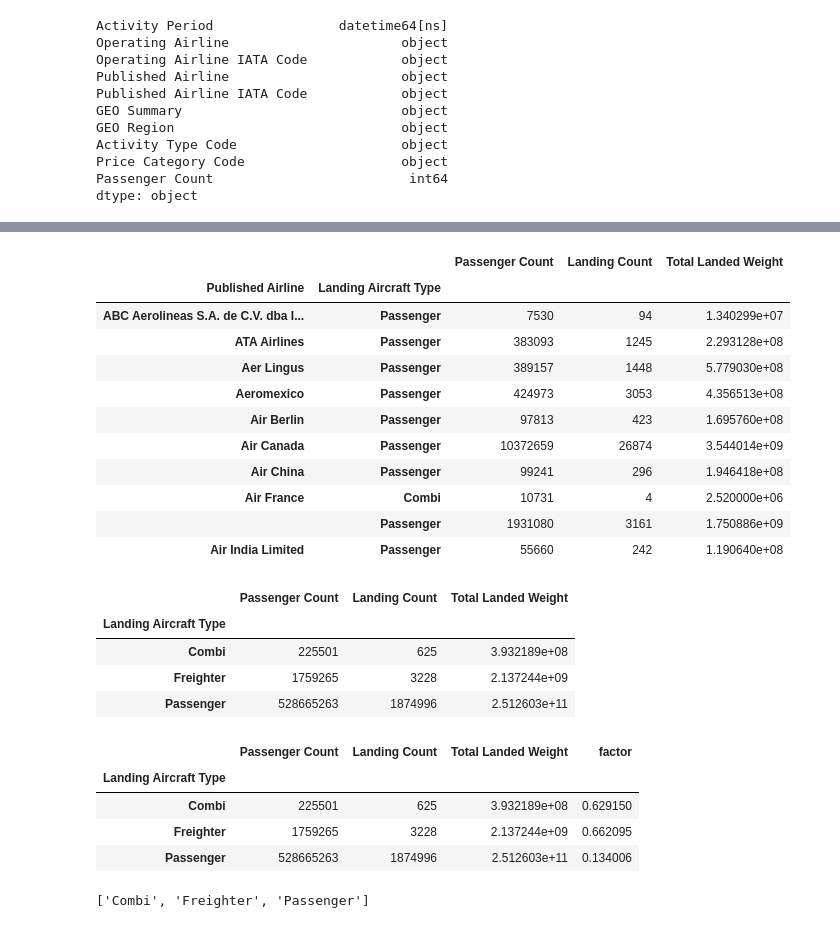
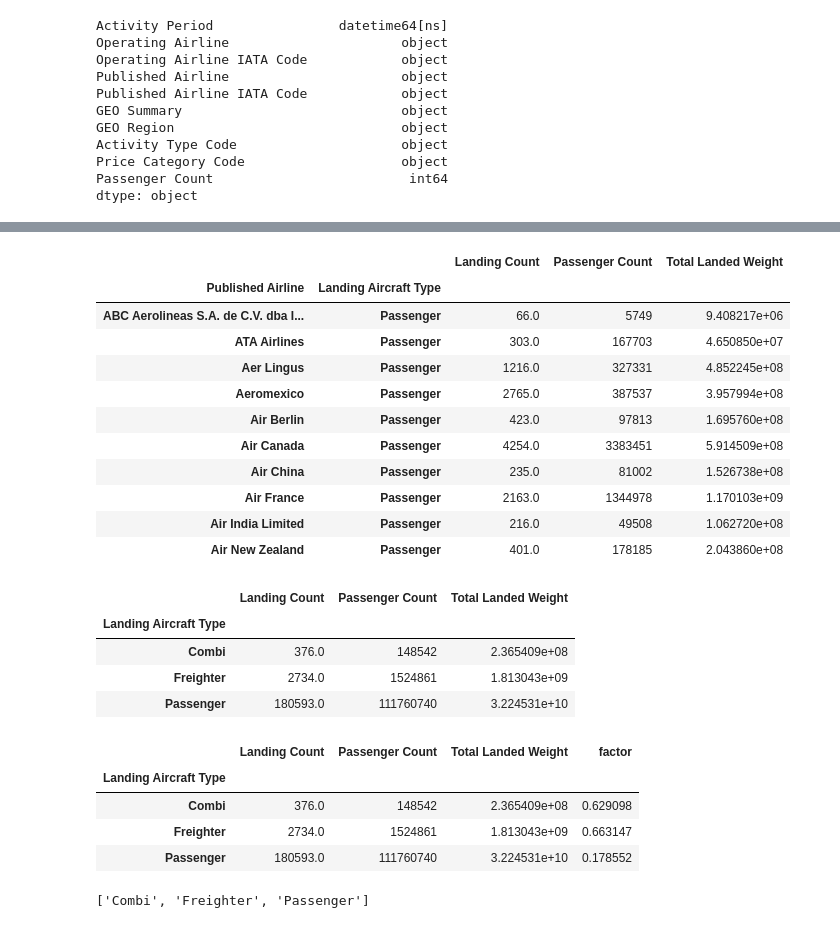
Before and after one commit to Alexlamp/final_project_group1, a Jupyter notebook: Data_ETL.ipynb, the cells around one changed output, grey strips where cells are left out. Cells and saved outputs as stored; diff of their text form; code cells hidden in the pictures.

```diff
--- a/Data_ETL.ipynb
+++ b/Data_ETL.ipynb
@@ -510,0 +535,7 @@ sfo_data_df.head(5)
+# %%
+sfo_data_filtered = sfo_data_filtered.sort_values(by = ['Activity Period', 'Published Airline IATA Code'])
+# %%
+sfo_data_columns = sfo_data_filtered.dtypes.index.to_list()
+sfo_data_columns = ['Activity Period','Published Airline IATA Code','Published Airline','Landing Count','Passenger Count',
+ 'Total Landed Weight','GEO Summary','Price Category Code','Landing Aircraft Type', 'GEO Region']
+sfo_data_columns
@@ -510,0 +553,3 @@ sfo_data_df.head(5)
+# %%
+sfo_data_filtered = sfo_data_filtered[sfo_data_columns]
+sfo_data_filtered
@@ -510,0 +627,4 @@ sfo_data_df.head(5)
+# %%
+#removing Nan
+sfo_data_filtered = sfo_data_filtered.dropna()
+sfo_data_filtered
@@ -561,38 +664,40 @@ dtype: object
 # %%
-sfo_data_weight = sfo_data_df.groupby(['Published Airline', 'Landing Aircraft Type']).sum()
+#Defining flight_factor: the number that represents the passager, freight and combo flights
+#It represents the normalized amount of cargo that is carried by a single flight of a specific flight type
+
+sfo_data_weight = sfo_data_filtered.groupby(['Published Airline', 'Landing Aircraft Type']).sum()
 display(sfo_data_weight.head(10))
 
-#defining flight_factor: the number that represents the passager, freight and combo flights
-#It represents the normalized amount of cargo that is carried by a single flight of a specific flight type
+
 #for each flight type the fligh factor is calculated as follosws:
 #total weight per total landing count flight divided by 1000,000.
-sfo_data_weight = sfo_data_df.groupby(['Landing Aircraft Type']).sum()
+sfo_data_weight = sfo_data_filtered.groupby(['Landing Aircraft Type']).sum()
 display(sfo_data_weight)
 
 
 #i use to classify the passanger vs freight and combo uffff
 sfo_data_weight['factor'] = (sfo_data_weight['Total Landed Weight']/sfo_data_weight['Landing Count'])/1000000
 display(sfo_data_weight)
 # %% [output]
-|  |  | Passenger Count | Landing Count | Total Landed Weight |
+|  |  | Landing Count | Passenger Count | Total Landed Weight |
 | Published Airline | Landing Aircraft Type |  |  |  |
-| ABC Aerolineas S.A. de C.V. dba I... | Passenger | 7530 | 94 | 1.340299e+07 |
-| ATA Airlines | Passenger | 383093 | 1245 | 2.293128e+08 |
-| Aer Lingus | Passenger | 389157 | 1448 | 5.779030e+08 |
-| Aeromexico | Passenger | 424973 | 3053 | 4.356513e+08 |
-| Air Berlin | Passenger | 97813 | 423 | 1.695760e+08 |
-| Air Canada | Passenger | 10372659 | 26874 | 3.544014e+09 |
-| Air China | Passenger | 99241 | 296 | 1.946418e+08 |
-| Air France | Combi | 10731 | 4 | 2.520000e+06 |
-|  | Passenger | 1931080 | 3161 | 1.750886e+09 |
-| Air India Limited | Passenger | 55660 | 242 | 1.190640e+08 |
+| ABC Aerolineas S.A. de C.V. dba I... | Passenger | 66.0 | 5749 | 9.408217e+06 |
+| ATA Airlines | Passenger | 303.0 | 167703 | 4.650850e+07 |
+| Aer Lingus | Passenger | 1216.0 | 327331 | 4.852245e+08 |
+| Aeromexico | Passenger | 2765.0 | 387537 | 3.957994e+08 |
+| Air Berlin | Passenger | 423.0 | 97813 | 1.695760e+08 |
+| Air Canada | Passenger | 4254.0 | 3383451 | 5.914509e+08 |
+| Air China | Passenger | 235.0 | 81002 | 1.526738e+08 |
+| Air France | Passenger | 2163.0 | 1344978 | 1.170103e+09 |
+| Air India Limited | Passenger | 216.0 | 49508 | 1.062720e+08 |
+| Air New Zealand | Passenger | 401.0 | 178185 | 2.043860e+08 |
-|  | Passenger Count | Landing Count | Total Landed Weight |
+|  | Landing Count | Passenger Count | Total Landed Weight |
 | Landing Aircraft Type |  |  |  |
-| Combi | 225501 | 625 | 3.932189e+08 |
-| Freighter | 1759265 | 3228 | 2.137244e+09 |
-| Passenger | 528665263 | 1874996 | 2.512603e+11 |
+| Combi | 376.0 | 148542 | 2.365409e+08 |
+| Freighter | 2734.0 | 1524861 | 1.813043e+09 |
+| Passenger | 180593.0 | 111760740 | 3.224531e+10 |
-|  | Passenger Count | Landing Count | Total Landed Weight | factor |
+|  | Landing Count | Passenger Count | Total Landed Weight | factor |
 | Landing Aircraft Type |  |  |  |  |
-| Combi | 225501 | 625 | 3.932189e+08 | 0.629150 |
-| Freighter | 1759265 | 3228 | 2.137244e+09 | 0.662095 |
-| Passenger | 528665263 | 1874996 | 2.512603e+11 | 0.134006 |
+| Combi | 376.0 | 148542 | 2.365409e+08 | 0.629098 |
+| Freighter | 2734.0 | 1524861 | 1.813043e+09 | 0.663147 |
+| Passenger | 180593.0 | 111760740 | 3.224531e+10 | 0.178552 |
```
Also changed, not shown: parts of 60 cells of this notebook.
